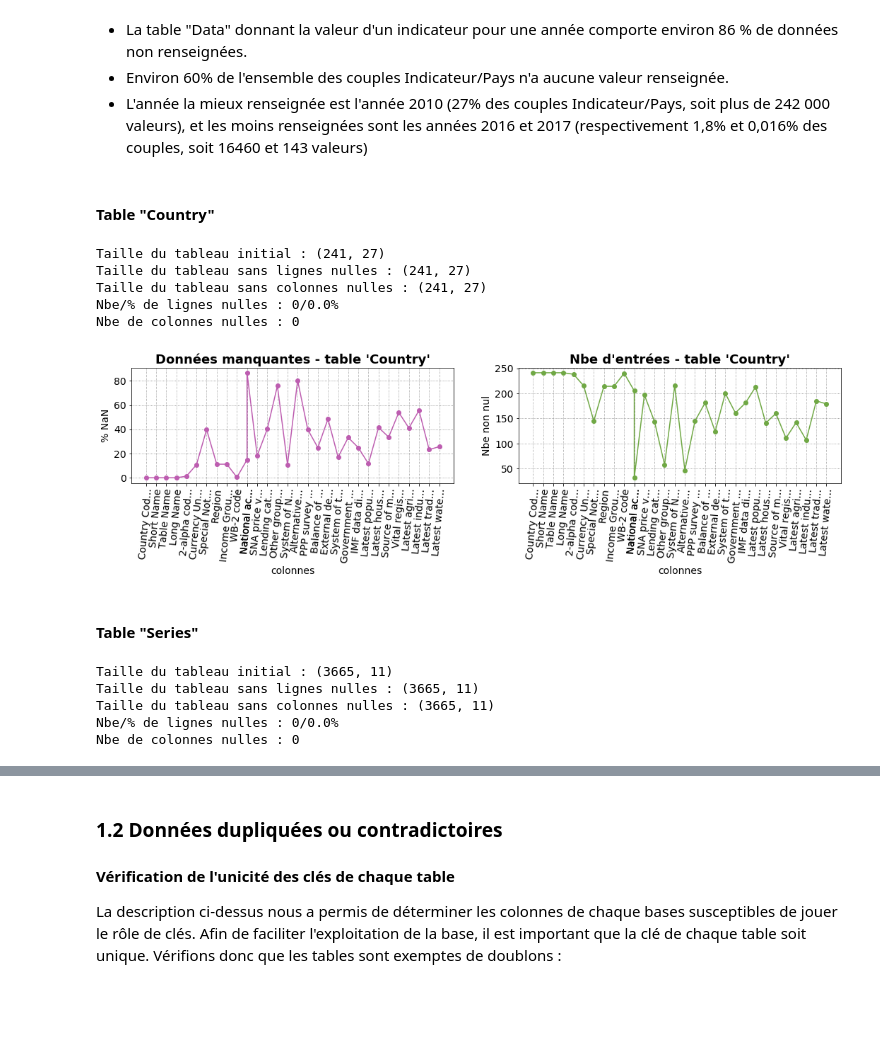
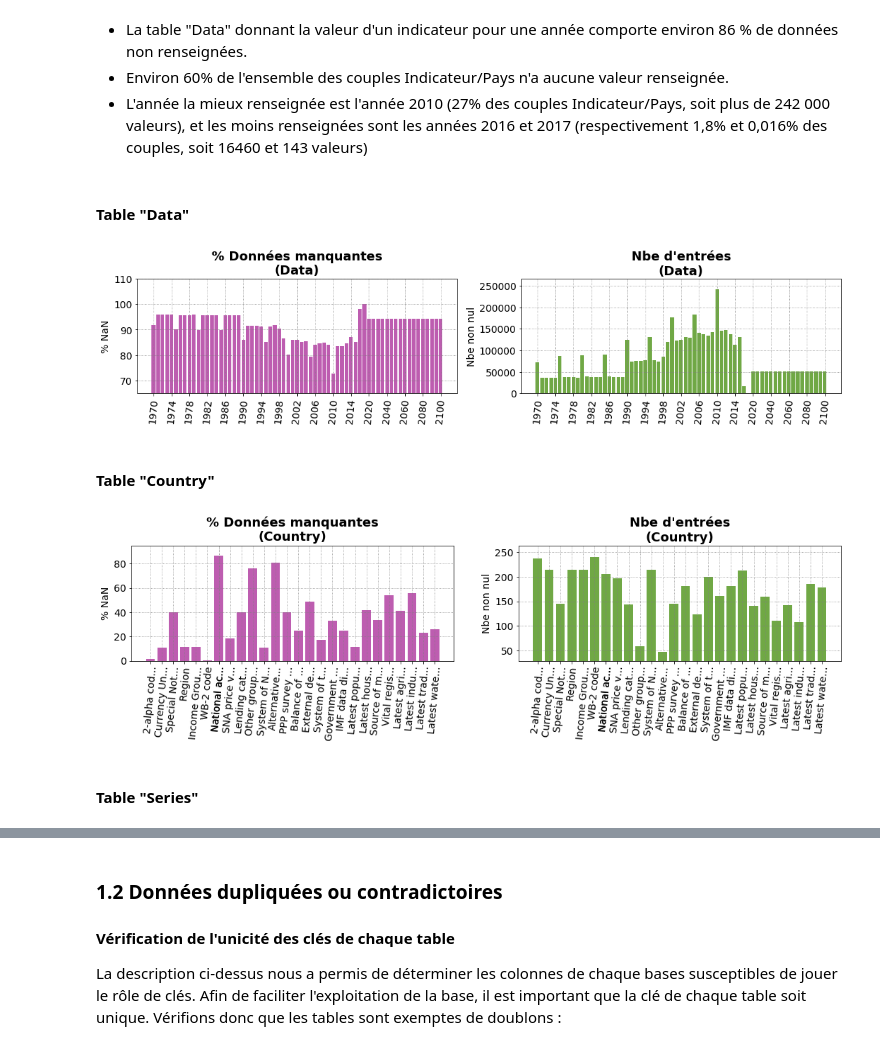
Before and after one commit to SmellyArmure/OC_DS_Project2, a Jupyter notebook: NOTEBOOK/P2-DataSystEd.ipynb, the cells around one changed output, grey strips where cells are left out. Drawn from its saved outputs; the diff is of its cells as text; code cells hidden in the pictures; blank space fills up the shorter version.

```diff
--- a/NOTEBOOK/P2-DataSystEd.ipynb
+++ b/NOTEBOOK/P2-DataSystEd.ipynb
@@ -40,15 +40,11 @@ from IPython.display import Image
 # %%
 ## FONCTION SORTANT UN DATAFRAME D'INFOS (complémentaire du describe)
 
-def infos_col (df):
+def desc_bis (df):
     nb_li = df.index.size
     nb_col = df.columns.size
     tot = nb_li*nb_col
     infos = pd.DataFrame(df.dtypes).T.rename(index={0:'Type'})
-    infos = infos.append(pd.DataFrame(df.isna().sum()).T.rename(index={0:'Nb null'}))
-    infos = infos.append(pd.DataFrame(nb_li-infos.loc["Nb null"])\
-                        .T.rename(index = {0:"Nb entrees"}))
-    infos = infos.append(pd.DataFrame([df[col].unique().size for col in df.columns],index=df.columns)\
-                               .T.rename(index={0:'Nb uniques'}))
+    infos = infos.append(pd.DataFrame(df.isna().sum()).T.rename(index={0:'null'}))
     return infos
 # %%
@@ -100,11 +107,17 @@ def evalNull (df):
 # %%
 ## FONCTION D'AFFICHAGE
-def basic_plot(my_plot, my_x, my_y, my_x_t, xlab, ylab, my_tit, num_col):
-    my_plot.plot(my_x, my_y, '-o', label = "% NaN", color = colors[num_col])
+def basic_plot(plot_type, my_plot, my_x, my_y, my_x_t, xlab, ylab, my_tit, num_col):
+    if plot_type == "plot" :
+        my_plot.plot(my_x, my_y, '-o', color = colors[num_col])
+    elif plot_type == "bar" :
+        my_plot.bar(my_x, my_y, color = colors[num_col])
+    else :
+        print("erreur type de graphe")
     my_plot.set_xlabel(xlab, fontsize = 14)
     my_plot.set_ylabel(ylab, fontsize = 14)
     plt.xticks(my_x_t, my_x_t, rotation=85 , fontsize = 14)
     plt.yticks(fontsize = 14)
+    plt.ylim(round(min(my_y)*0.9), round(max(my_y)*1.1))
     my_plot.set_title(my_tit, fontsize = 18, fontweight = 'bold')
     plt.grid(color='grey', linestyle='dotted')
 # %% [markdown]
@@ -257,0 +197,2 @@ inf_footnote
+# %%
+inf_country = desc_bis(country).append(country.describe(include='all'))
@@ -322,43 +321,44 @@ plt.show()
 - La table "Data" donnant la valeur d'un indicateur pour une année comporte environ 86 % de données non renseignées.
 - Environ 60% de l'ensemble des couples Indicateur/Pays n'a aucune valeur renseignée.
 - L'année la mieux renseignée est l'année 2010 (27% des couples Indicateur/Pays, soit plus de 242 000 valeurs), et les moins renseignées sont les années 2016 et 2017 (respectivement 1,8% et 0,016% des couples, soit 16460 et 143 valeurs)
+# %% [markdown]
+#### Table "Data"
+# %%
+fig = plt.figure(figsize = (18,3))
+
+x=inf_data.columns[4:]
+xlab=[my_str[:11]+"..." if len(my_str)>11 else my_str for my_str in x]
+y1=inf_data[inf_data.columns[4:]].loc["null"]*100/data.shape[0] # % de valeurs nulles
+y2=inf_data[inf_data.columns[4:]].loc["count"] # nombre de valeurs
+
+plot1 = plt.subplot(1,2,1)
+basic_plot("bar", plot1, xlab, y1, xlab[::4], "", "% NaN",  "% Données manquantes\n(Data)", 0)
+
+plot2 = plt.subplot(1,2,2)
+basic_plot("bar", plot2, xlab, y2, xlab[::4], "", "Nbe non nul",  "Nbe d'entrées\n(Data)", 1)
+
+plt.show()
+# %% [output]
+[figure, added]
 # %% [markdown]
 #### Table "Country"
-# %%
-evalNull(country)
-# %% [output]
-Taille du tableau initial : (241, 27)
-Taille du tableau sans lignes nulles : (241, 27)
-Taille du tableau sans colonnes nulles : (241, 27)
-Nbe/% de lignes nulles : 0/0.0%
-Nbe de colonnes nulles : 0
 # %%
-### CHANGER EN BARRES
-#############################
 fig = plt.figure(figsize = (18,3))
 
-x=inf_country.columns
+x=inf_country.columns[4:]
 xlab=[my_str[:11]+"..." if len(my_str)>11 else my_str for my_str in x]
-y1=inf_country.loc["% NaN"] # nombre de valeurs nulles
-y2=inf_country.loc["Nbe Entrées"] # nombre de valeurs nulles
+y1=inf_country[inf_country.columns[4:]].loc["null"]*100/country.shape[0]  # % de valeurs nulles
+y2=inf_country[inf_country.columns[4:]].loc["count"] # nombre de valeurs
 
 plot1 = plt.subplot(1,2,1)
-basic_plot(plot1, xlab, y1, xlab, "colonnes", "% NaN",  "Données manquantes - table 'Country'", 0)
+basic_plot("bar", plot1, xlab, y1, xlab, "", "% NaN",  "% Données manquantes\n(Country)", 0)
 
 plot2 = plt.subplot(1,2,2)
-basic_plot(plot2, xlab, y2, xlab, "colonnes", "Nbe non nul",  "Nbe d'entrées - table 'Country'", 1)
+basic_plot("bar", plot2, xlab, y2, xlab, "", "Nbe non nul",  "Nbe d'entrées\n(Country)", 1)
 
 plt.show()
 # %% [output]
-[figure, old version]
+[figure, new version]
 # %% [markdown]
 #### Table "Series"
-# %%
-evalNull(series)
-# %% [output]
-Taille du tableau initial : (3665, 11)
-Taille du tableau sans lignes nulles : (3665, 11)
-Taille du tableau sans colonnes nulles : (3665, 11)
-Nbe/% de lignes nulles : 0/0.0%
-Nbe de colonnes nulles : 0
 # %%
```
Also changed, not shown: parts of 50 cells of this notebook.
